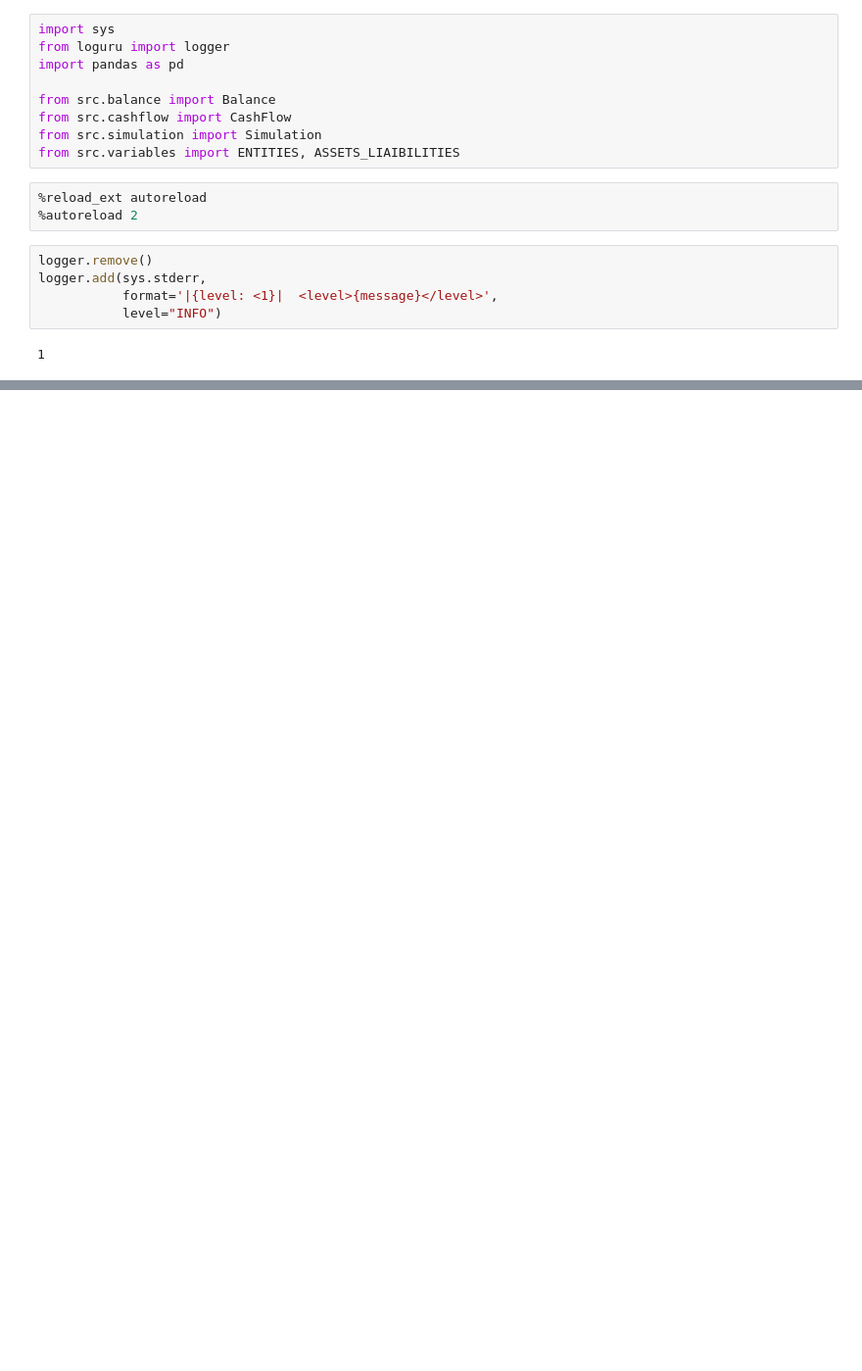
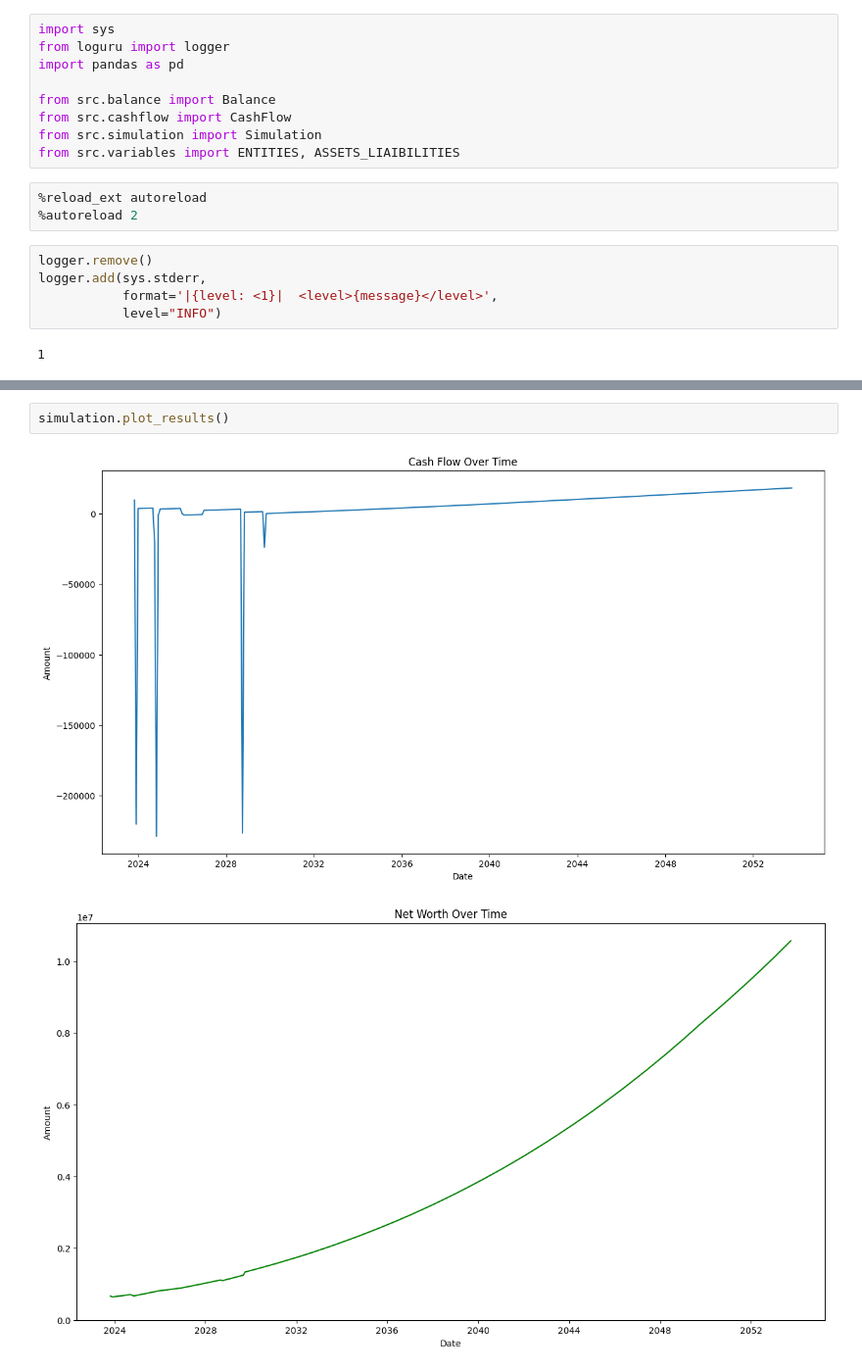
Before and after one commit to simonprudhomme/financial-planner, a Jupyter notebook: notebooks/financial-planner.ipynb, the cells around one changed output, grey strips where cells are left out. Shown at 98% size. Drawn from its saved outputs; the diff is of its cells as text; blank space fills up the shorter version.

Commit message:
add simulation and variables

```diff
--- a/notebooks/financial-planner.ipynb
+++ b/notebooks/financial-planner.ipynb
@@ -127,0 +89,5 @@ net_worth_df.plot()
+# %%
+simulation.plot_results()
+# %% [output]
+[figure, added]
+[figure, added]
```
Also changed, not shown: parts of 8 cells of this notebook, 5 other files.
